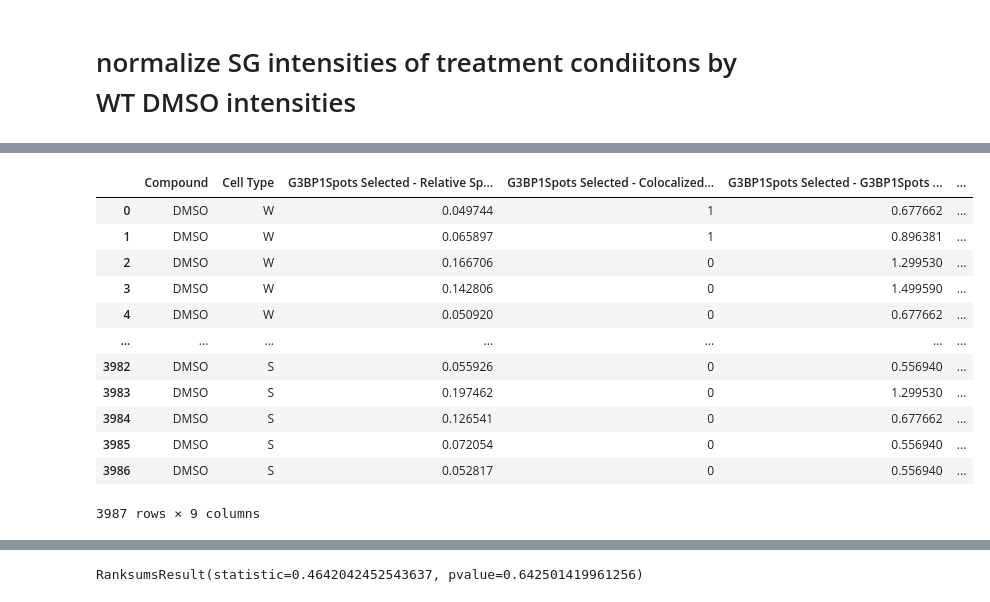
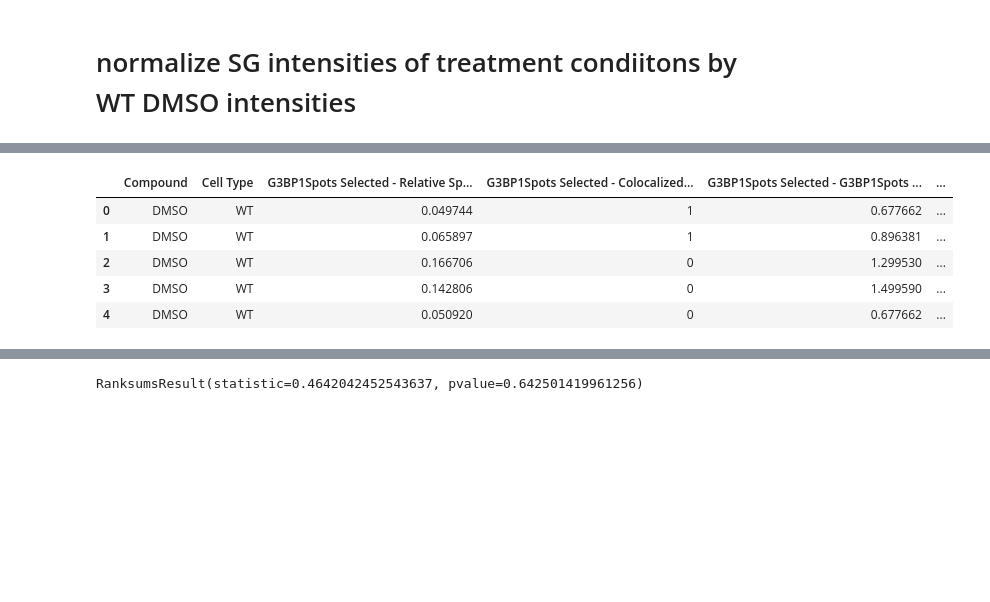
Before and after one commit to cindyeliang/u2af1-kras, a Jupyter notebook: scripts/20250128_SG_analysis_combineclones-normbywtdmso_spotintensityonly.ipynb, the cells around one changed output, grey strips where cells are left out. Saved outputs shown, nothing was run; the diff lists cells and outputs as text; code cells hidden in the pictures; blank space fills up the shorter version.

```diff
--- a/scripts/20250128_SG_analysis_combineclones-normbywtdmso_spotintensityonly.ipynb
+++ b/scripts/20250128_SG_analysis_combineclones-normbywtdmso_spotintensityonly.ipynb
@@ -14,7 +14,9 @@ import matplotlib
 matplotlib.rcParams['pdf.fonttype'] = 42
 
 #load G3BP1 signal dataframe
-G3BP1_df = pd.read_csv('/Users/liang1/Desktop/SG_signal_tables/Objects_Population - G3BP1Spots Selected.txt',sep='\t')
+G3BP1_df = pd.read_csv('../Objects_Population - G3BP1Spots Selected.txt',
+                       sep='\t',
+                       skiprows = 9)
 # %%
 #extract relevant columns from df
 
@@ -95,8 +88,8 @@ See the caveats in the documentation: https://pandas.pydata.org/pandas-docs/stab
 #first split DMSO df by cell type
 
 #split dfs by cell type for DMSO condition
-WT_DMSO_df = DMSO_df.loc[(DMSO_df['Cell Type']=='W')]
-S34F_DMSO_df = DMSO_df.loc[(DMSO_df['Cell Type']=='S')]
+WT_DMSO_df = DMSO_df.loc[(DMSO_df['Cell Type']=='WT')]
+S34F_DMSO_df = DMSO_df.loc[(DMSO_df['Cell Type']=='S34F')]
 
 #calculate medians of DMSO G3BP1 rel spot intensity per genotype
 WT_DMSOmedian = WT_DMSO_df['G3BP1Spots Selected - Relative Spot  Intensity'].median()
@@ -109,19 +102,19 @@ WT_DMSOtotalcountsMed = WT_DMSO_df['G3BP1Spots Selected - Object No in G3BP1Spot
 
 #split other treatment dfs by cell type
 #30ug/mL CSC
-WT_CSC30_df = CSC30_df.loc[(CSC30_df['Cell Type']=='W')]
-S34F_CSC30_df = CSC30_df.loc[(CSC30_df['Cell Type']=='S')]
+WT_CSC30_df = CSC30_df.loc[(CSC30_df['Cell Type']=='WT')]
+S34F_CSC30_df = CSC30_df.loc[(CSC30_df['Cell Type']=='S34F')]
 
 #100ug/mL CSC
-WT_CSC100_df = CSC100_df.loc[(CSC100_df['Cell Type']=='W')]
-S34F_CSC100_df = CSC100_df.loc[(CSC100_df['Cell Type']=='S')]
+WT_CSC100_df = CSC100_df.loc[(CSC100_df['Cell Type']=='WT')]
+S34F_CSC100_df = CSC100_df.loc[(CSC100_df['Cell Type']=='S34F')]
 
 #500uM NaAsO2
-WT_As500_df = As500_df.loc[(As500_df)['Cell Type']=='W']
-S34F_As500_df = As500_df.loc[(As500_df)['Cell Type']=='S']
+WT_As500_df = As500_df.loc[(As500_df)['Cell Type']=='WT']
+S34F_As500_df = As500_df.loc[(As500_df)['Cell Type']=='S34F']
 
 #1000uM NaAsO2
-WT_As1000_df = As1000_df.loc[(As1000_df)['Cell Type']=='W']
-S34F_As1000_df = As1000_df.loc[(As1000_df)['Cell Type']=='S']
+WT_As1000_df = As1000_df.loc[(As1000_df)['Cell Type']=='WT']
+S34F_As1000_df = As1000_df.loc[(As1000_df)['Cell Type']=='S34F']
 
-# S34F_As1000_df.head()
+S34F_As1000_df.head()
@@ -269,27 +269,20 @@ See the caveats in the documentation: https://pandas.pydata.org/pandas-docs/stab
 # %%
 #concat dataframes back together to plot all genotypes by treatment conditoon
 DMSO_df = pd.concat([WT_DMSO_df, S34F_DMSO_df], join="outer")
 
 CSC30_df = pd.concat([WT_CSC30_df, S34F_CSC30_df], join="outer")
 
 CSC100_df = pd.concat([WT_CSC100_df, S34F_CSC100_df], join="outer")
 
 As500_df = pd.concat([WT_As500_df, S34F_As500_df], join="outer")
 
 # As1000_df = pd.concat([WT_As1000_df, S34F_As1000_df], join="outer")
 
-DMSO_df
+DMSO_df.head()
 # %% [output]
 |  | Compound | Cell Type | G3BP1Spots Selected - Relative Sp... | G3BP1Spots Selected - Colocalized... | G3BP1Spots Selected - G3BP1Spots ... | ... |
-| 0 | DMSO | W | 0.049744 | 1 | 0.677662 | ... |
-| 1 | DMSO | W | 0.065897 | 1 | 0.896381 | ... |
-| 2 | DMSO | W | 0.166706 | 0 | 1.299530 | ... |
-| 3 | DMSO | W | 0.142806 | 0 | 1.499590 | ... |
-| 4 | DMSO | W | 0.050920 | 0 | 0.677662 | ... |
-| ... | ... | ... | ... | ... | ... | ... |
-| 3982 | DMSO | S | 0.055926 | 0 | 0.556940 | ... |
-| 3983 | DMSO | S | 0.197462 | 0 | 1.299530 | ... |
-| 3984 | DMSO | S | 0.126541 | 0 | 0.677662 | ... |
-| 3985 | DMSO | S | 0.072054 | 0 | 0.556940 | ... |
-| 3986 | DMSO | S | 0.052817 | 0 | 0.556940 | ... |
+| 0 | DMSO | WT | 0.049744 | 1 | 0.677662 | ... |
+| 1 | DMSO | WT | 0.065897 | 1 | 0.896381 | ... |
+| 2 | DMSO | WT | 0.166706 | 0 | 1.299530 | ... |
+| 3 | DMSO | WT | 0.142806 | 0 | 1.499590 | ... |
+| 4 | DMSO | WT | 0.050920 | 0 | 0.677662 | ... |
-3987 rows × 9 columns
```
Also changed, not shown: parts of 9 cells of this notebook.
